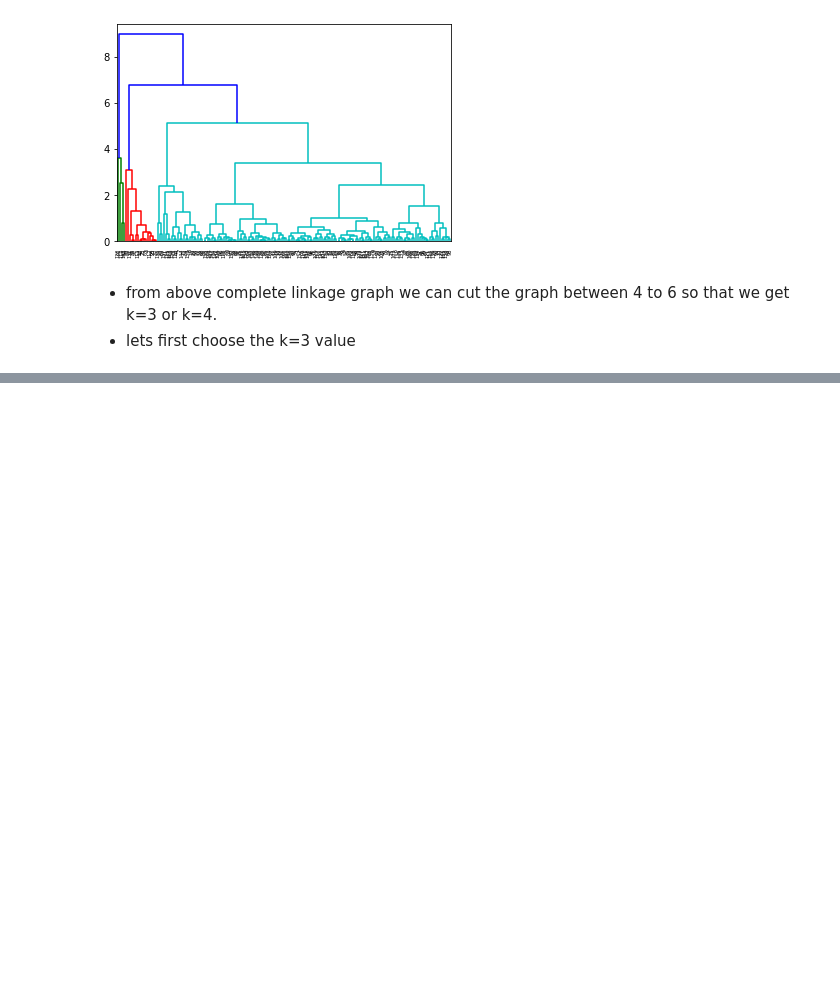
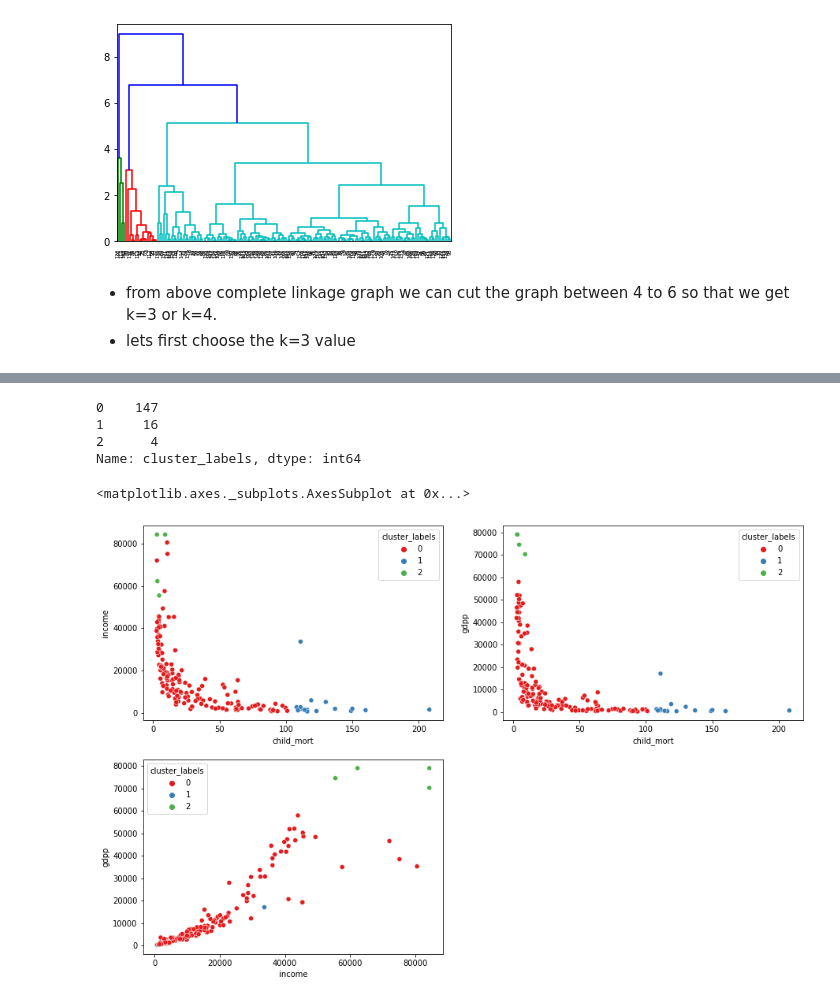
Before and after one commit to Arch0/Analysis-of-country-dataset-, a Jupyter notebook: Untitled1.ipynb, the cells around one changed output, grey strips where cells are left out. Cells and saved outputs as stored; diff of their text form; code cells hidden in the pictures; blank space fills up the shorter version.

```diff
--- a/Untitled1.ipynb
+++ b/Untitled1.ipynb
@@ -412,3 +412,7 @@ plt.show()
 # %% [markdown]
 * from above complete linkage graph we can cut the graph between 4 to 6 so that we get k=3 or k=4.
 * lets first choose the k=3 value
+# %%
+# 3 clusters
+cluster_labels = cut_tree(mergings, n_clusters=3).reshape(-1, )
+cluster_labels
@@ -414,0 +428,4 @@ plt.show()
+# %%
+# assign cluster labels
+df['cluster_labels'] = cluster_labels
+df.head()
@@ -414,0 +439,18 @@ plt.show()
+# %%
+df['cluster_labels'].value_counts()
+# %% [output]
+0    147
+1     16
+2      4
+Name: cluster_labels, dtype: int64
+# %%
+plt.figure(figsize=(15,10))
+plt.subplot(2,2,1)
+sns.scatterplot(x = 'child_mort', y = 'income', hue = 'cluster_labels', data = df, palette = 'Set1')
+plt.subplot(2,2,2)
+sns.scatterplot(x = 'child_mort', y = 'gdpp', hue = 'cluster_labels', data = df, palette = 'Set1')
+plt.subplot(2,2,3)
+sns.scatterplot(x = 'income', y = 'gdpp', hue = 'cluster_labels', data = df, palette = 'Set1')
+# %% [output]
+<matplotlib.axes._subplots.AxesSubplot at 0x...>
+[figure, added]
```
Also changed, not shown: parts of 3 cells of this notebook.
